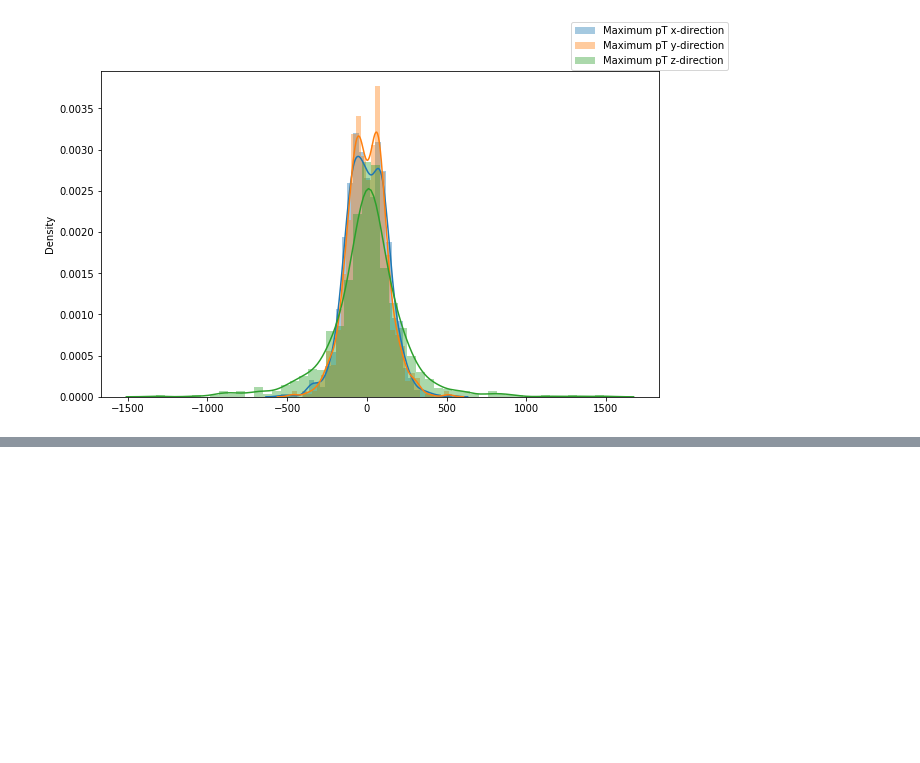
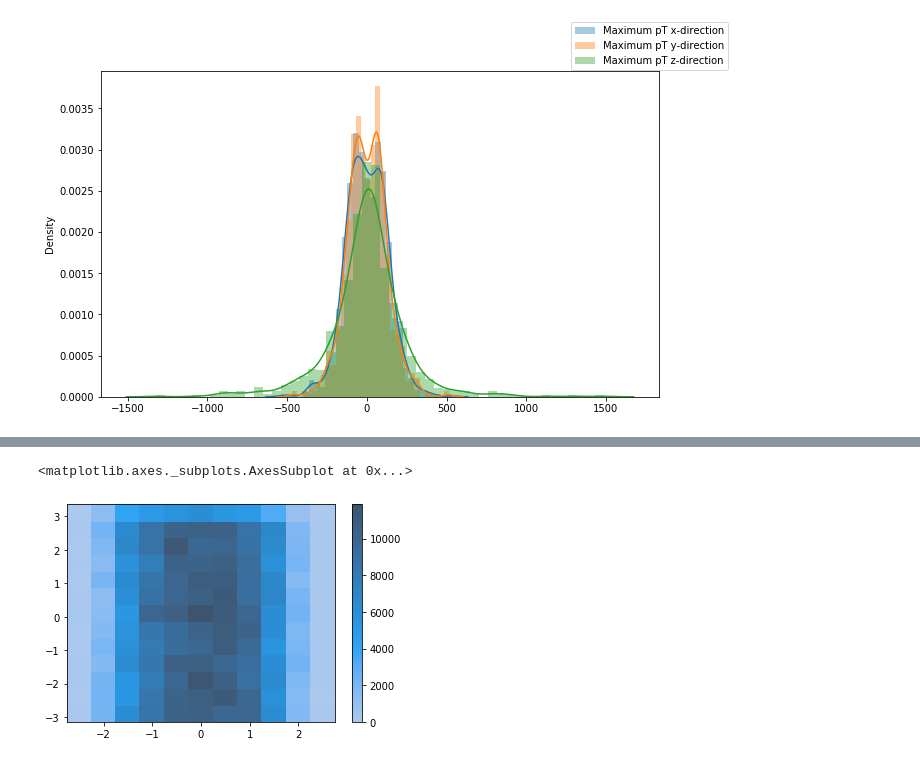
Before and after one commit to murnanedaniel/lorentznet, a Jupyter notebook: notebooks/DataExplore/0-DM-InitialExploration.ipynb, the cells around one changed output, grey strips where cells are left out. Saved outputs shown, nothing was run; the diff lists cells and outputs as text; code cells hidden in the pictures; blank space fills up the shorter version.

```diff
--- a/notebooks/DataExplore/0-DM-InitialExploration.ipynb
+++ b/notebooks/DataExplore/0-DM-InitialExploration.ipynb
@@ -72,0 +166,5 @@ fig.legend()
+# %%
+sns.histplot(x = all_eta_values, y = all_phi_values, weights = np.log(all_energies), binwidth=0.5, palette=sns.color_palette("rocket", n_colors=100, as_cmap=True), cbar=True)
+# %% [output]
+<matplotlib.axes._subplots.AxesSubplot at 0x...>
+[figure, added]
```
Also changed, not shown: parts of 15 cells of this notebook.
